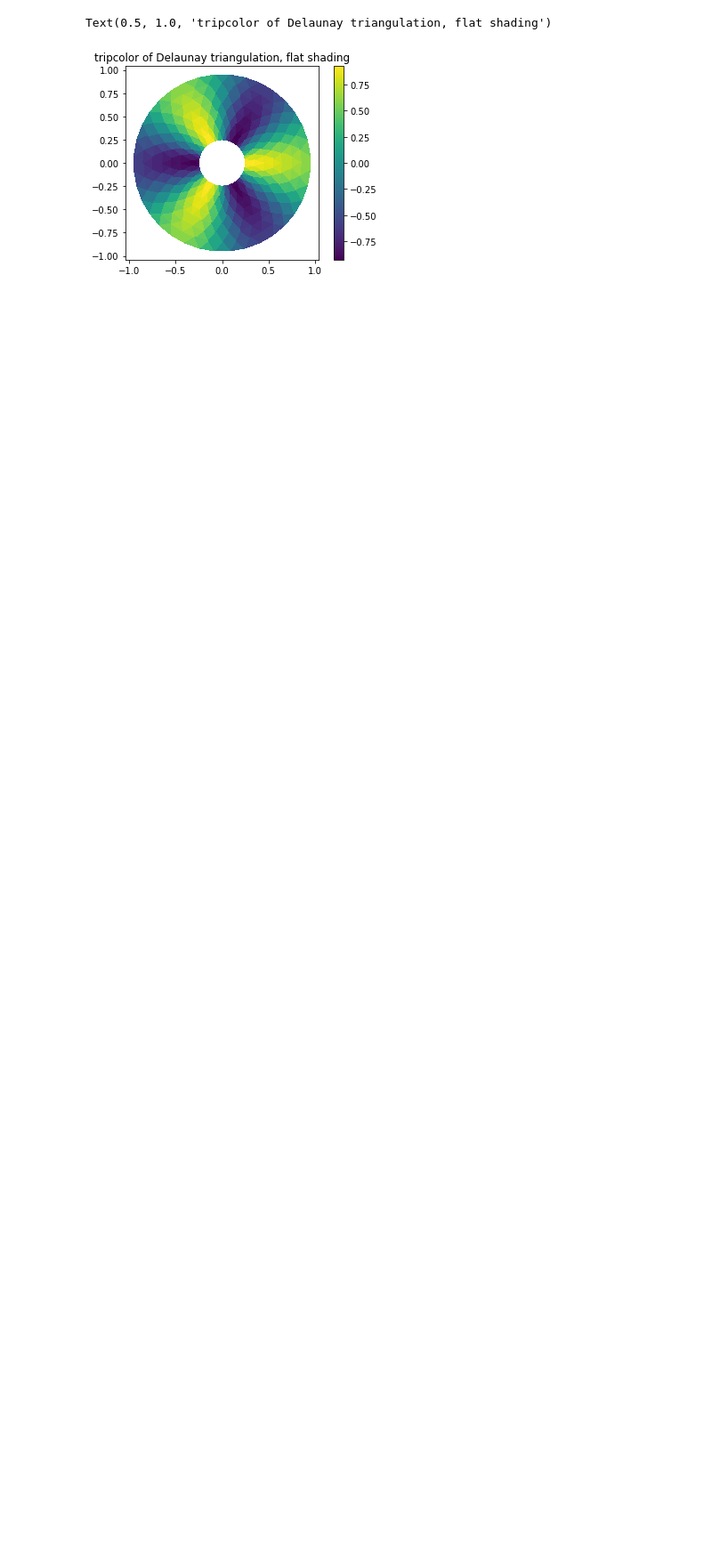
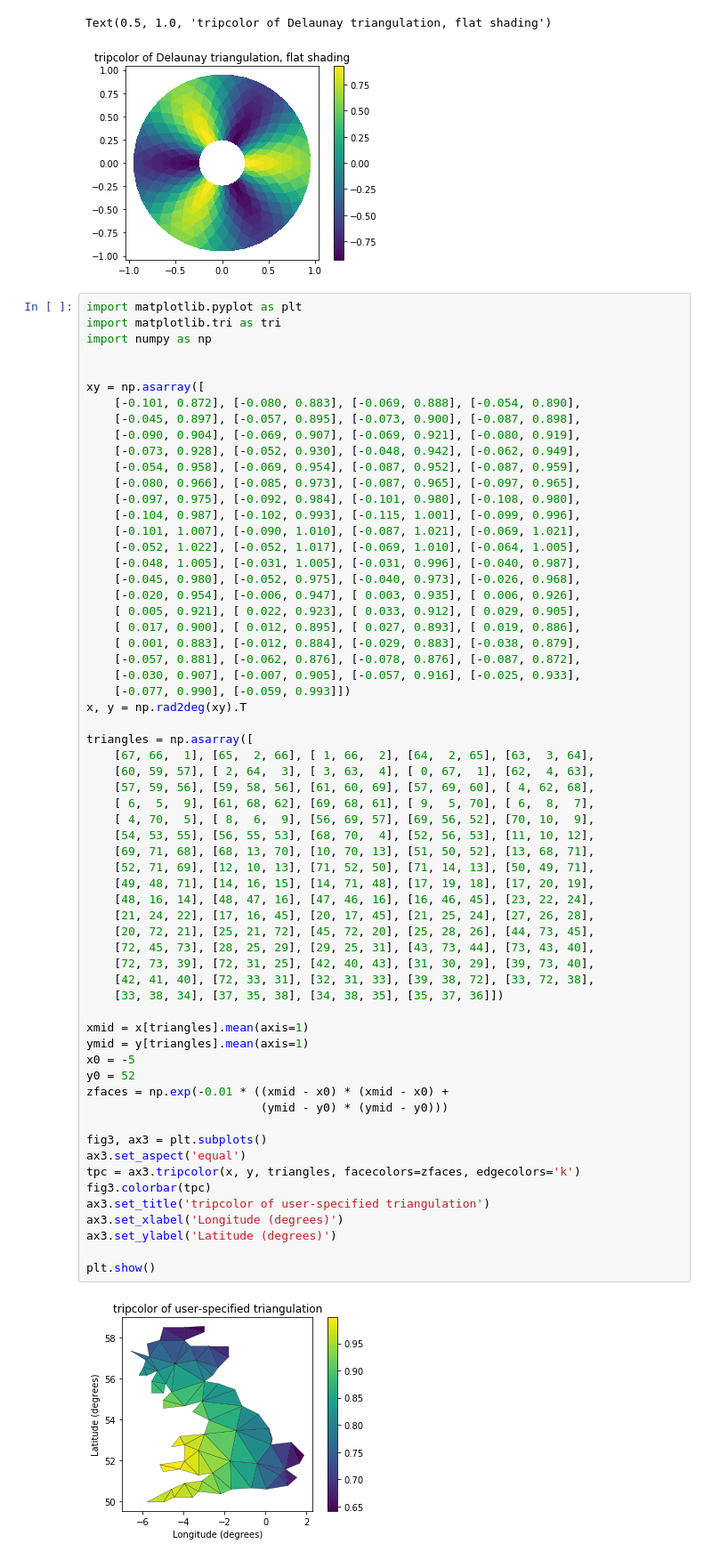
Before and after one commit to JiangpingChen/UNT-INFO5717-Fall2019, a Jupyter notebook: Lesson 1/Lesson_one.ipynb, the cells around one changed output. Shown at 89% size. Saved outputs shown, nothing was run; the diff lists cells and outputs as text; blank space fills up the shorter version.

```diff
--- a/Lesson 1/Lesson_one.ipynb
+++ b/Lesson 1/Lesson_one.ipynb
@@ -148,3 +148,67 @@ ax1.set_title('tripcolor of Delaunay triangulation, flat shading')
 # %% [output]
 Text(0.5, 1.0, 'tripcolor of Delaunay triangulation, flat shading')
 [figure]
+# %%
+import matplotlib.pyplot as plt
+import matplotlib.tri as tri
+import numpy as np
+
+
+xy = np.asarray([
+    [-0.101, 0.872], [-0.080, 0.883], [-0.069, 0.888], [-0.054, 0.890],
+    [-0.045, 0.897], [-0.057, 0.895], [-0.073, 0.900], [-0.087, 0.898],
+    [-0.090, 0.904], [-0.069, 0.907], [-0.069, 0.921], [-0.080, 0.919],
+    [-0.073, 0.928], [-0.052, 0.930], [-0.048, 0.942], [-0.062, 0.949],
+    [-0.054, 0.958], [-0.069, 0.954], [-0.087, 0.952], [-0.087, 0.959],
+    [-0.080, 0.966], [-0.085, 0.973], [-0.087, 0.965], [-0.097, 0.965],
+    [-0.097, 0.975], [-0.092, 0.984], [-0.101, 0.980], [-0.108, 0.980],
+    [-0.104, 0.987], [-0.102, 0.993], [-0.115, 1.001], [-0.099, 0.996],
+    [-0.101, 1.007], [-0.090, 1.010], [-0.087, 1.021], [-0.069, 1.021],
+    [-0.052, 1.022], [-0.052, 1.017], [-0.069, 1.010], [-0.064, 1.005],
+    [-0.048, 1.005], [-0.031, 1.005], [-0.031, 0.996], [-0.040, 0.987],
+    [-0.045, 0.980], [-0.052, 0.975], [-0.040, 0.973], [-0.026, 0.968],
+    [-0.020, 0.954], [-0.006, 0.947], [ 0.003, 0.935], [ 0.006, 0.926],
+    [ 0.005, 0.921], [ 0.022, 0.923], [ 0.033, 0.912], [ 0.029, 0.905],
+    [ 0.017, 0.900], [ 0.012, 0.895], [ 0.027, 0.893], [ 0.019, 0.886],
+    [ 0.001, 0.883], [-0.012, 0.884], [-0.029, 0.883], [-0.038, 0.879],
+    [-0.057, 0.881], [-0.062, 0.876], [-0.078, 0.876], [-0.087, 0.872],
+    [-0.030, 0.907], [-0.007, 0.905], [-0.057, 0.916], [-0.025, 0.933],
+    [-0.077, 0.990], [-0.059, 0.993]])
+x, y = np.rad2deg(xy).T
+
+triangles = np.asarray([
+    [67, 66,  1], [65,  2, 66], [ 1, 66,  2], [64,  2, 65], [63,  3, 64],
+    [60, 59, 57], [ 2, 64,  3], [ 3, 63,  4], [ 0, 67,  1], [62,  4, 63],
+    [57, 59, 56], [59, 58, 56], [61, 60, 69], [57, 69, 60], [ 4, 62, 68],
+    [ 6,  5,  9], [61, 68, 62], [69, 68, 61], [ 9,  5, 70], [ 6,  8,  7],
+    [ 4, 70,  5], [ 8,  6,  9], [56, 69, 57], [69, 56, 52], [70, 10,  9],
+    [54, 53, 55], [56, 55, 53], [68, 70,  4], [52, 56, 53], [11, 10, 12],
+    [69, 71, 68], [68, 13, 70], [10, 70, 13], [51, 50, 52], [13, 68, 71],
+    [52, 71, 69], [12, 10, 13], [71, 52, 50], [71, 14, 13], [50, 49, 71],
+    [49, 48, 71], [14, 16, 15], [14, 71, 48], [17, 19, 18], [17, 20, 19],
+    [48, 16, 14], [48, 47, 16], [47, 46, 16], [16, 46, 45], [23, 22, 24],
+    [21, 24, 22], [17, 16, 45], [20, 17, 45], [21, 25, 24], [27, 26, 28],
+    [20, 72, 21], [25, 21, 72], [45, 72, 20], [25, 28, 26], [44, 73, 45],
+    [72, 45, 73], [28, 25, 29], [29, 25, 31], [43, 73, 44], [73, 43, 40],
+    [72, 73, 39], [72, 31, 25], [42, 40, 43], [31, 30, 29], [39, 73, 40],
+    [42, 41, 40], [72, 33, 31], [32, 31, 33], [39, 38, 72], [33, 72, 38],
+    [33, 38, 34], [37, 35, 38], [34, 38, 35], [35, 37, 36]])
+
+xmid = x[triangles].mean(axis=1)
+ymid = y[triangles].mean(axis=1)
+x0 = -5
+y0 = 52
+zfaces = np.exp(-0.01 * ((xmid - x0) * (xmid - x0) +
+                         (ymid - y0) * (ymid - y0)))
+
+fig3, ax3 = plt.subplots()
+ax3.set_aspect('equal')
+tpc = ax3.tripcolor(x, y, triangles, facecolors=zfaces, edgecolors='k')
+fig3.colorbar(tpc)
+ax3.set_title('tripcolor of user-specified triangulation')
+ax3.set_xlabel('Longitude (degrees)')
+ax3.set_ylabel('Latitude (degrees)')
+
+plt.show()
+# %% [output]
+[figure, added]
```
Also changed, not shown: parts of 1 cell of this notebook.
